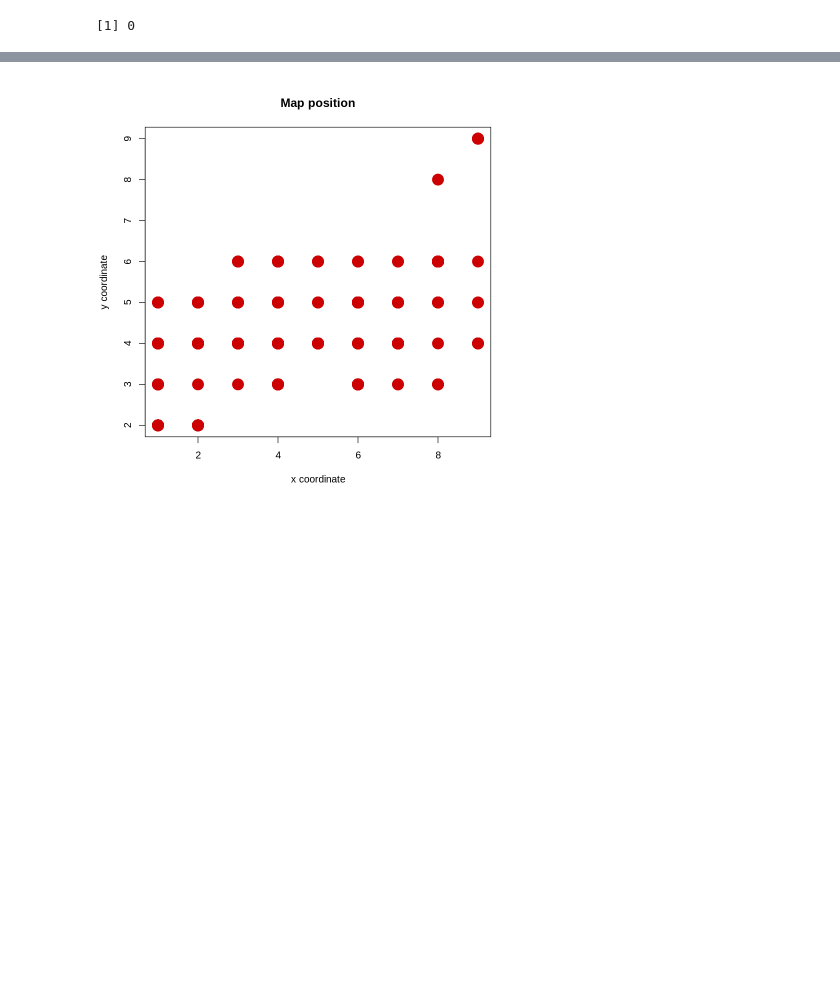
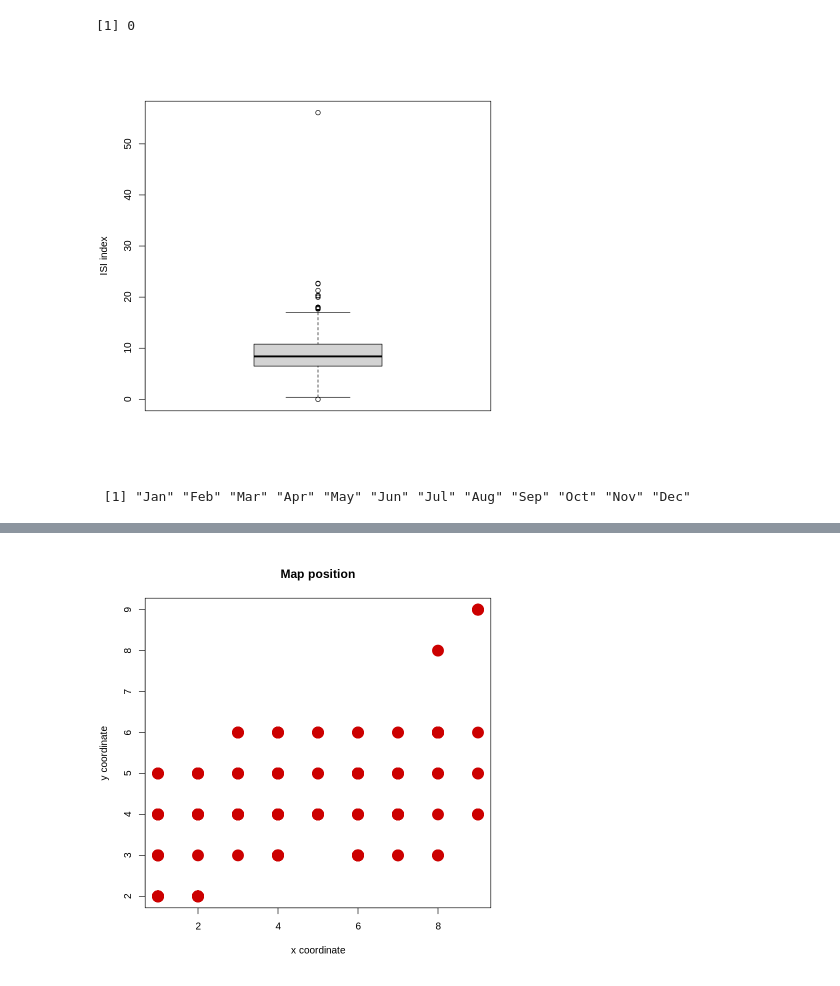
Before and after one commit to luizsdias/ai-dv-dp-ica, a Jupyter notebook: LuizDias_AI_DV_DP_ICA_inR.ipynb, the cells around one changed output, grey strips where cells are left out. Drawn from its saved outputs; the diff is of its cells as text; code cells hidden in the pictures; blank space fills up the shorter version.

```diff
--- a/LuizDias_AI_DV_DP_ICA_inR.ipynb
+++ b/LuizDias_AI_DV_DP_ICA_inR.ipynb
@@ -38,3 +41,11 @@ summary(df)
 sum(is.na(df))
 # %% [output]
 [1] 0
+# %%
+boxplot(df$ISI, ylab = "ISI index")
+# %% [output]
+[figure, added]
+# %%
+month.abb
+# %% [output]
+ [1] "Jan" "Feb" "Mar" "Apr" "May" "Jun" "Jul" "Aug" "Sep" "Oct" "Nov" "Dec"
```
Also changed, not shown: parts of 6 cells of this notebook.
